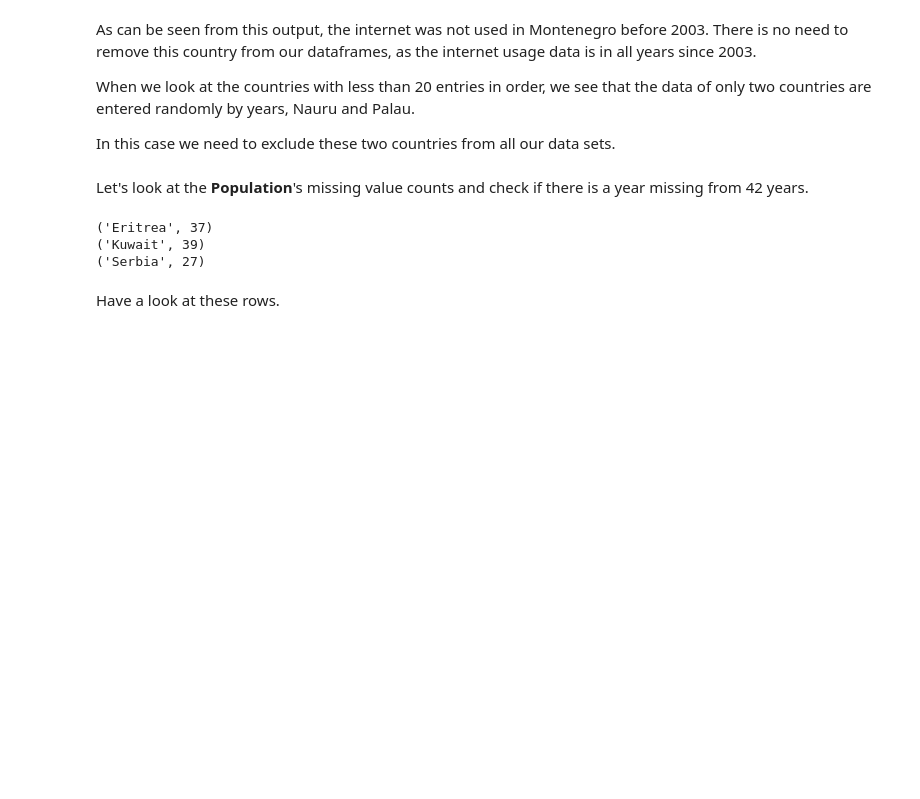
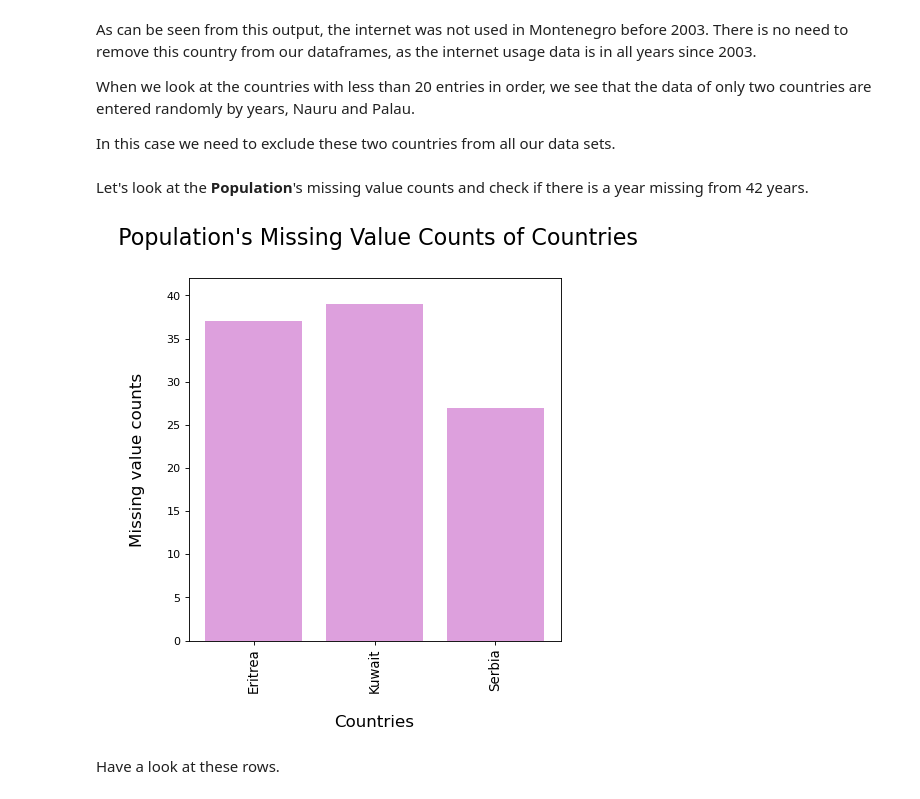
Before and after one commit to Gizem-kaya/Relationship-Between-Obesity-and-Internet-Use, a Jupyter notebook: 2_The Relationship Between Obesity and Internet Use_EN.ipynb, the cells around one changed output. Saved outputs shown, nothing was run; the diff lists cells and outputs as text; code cells hidden in the pictures; blank space fills up the shorter version.

```diff
--- a/2_The Relationship Between Obesity and Internet Use_EN.ipynb
+++ b/2_The Relationship Between Obesity and Internet Use_EN.ipynb
@@ -374,22 +394,46 @@ for dataframe in dataframes:
     dataframe.drop('Palau', axis = 0, inplace = True)
 # %% [markdown]
 Let's look at the **Population**'s missing value counts and check if there is a year missing from 42 years.
-# %%
-there_is_missing_value = False
-row_names = []
-
-for index, row in Population.iterrows():
-    if row.count() < 42:
-        there_is_missing_value = True
-        row_names.append(row.name)
-        print(row.name, row.count())
-
-if there_is_missing_value == False:
-    print('There is no missing value!')
-# %% [output]
-('Eritrea', 37)
-('Kuwait', 39)
-('Serbia', 27)
+# %%
+there_is_missing_value = False
+row_names = []
+
+countries_dict = {}
+
+for index, row in Population.iterrows():
+
+    if row.count() < 42:
+
+        there_is_missing_value = True
+
+        row_names.append(row.name)
+        countries_dict[row.name] = row.count()
+
+        #print(row.name , row.count())
+
+
+if there_is_missing_value == False:
+
+    print('There is no missing value!')
+
+else :
+
+    lists = sorted(countries_dict.items())
+    x, y = zip(*lists)    # unpack a list of pairs into two tuples
+
+    fig = plt.figure(figsize=(6, 6), dpi= 80, facecolor='w', edgecolor='k')
+
+    plt.bar(row_names,  y, color = "plum")
+    plt.title('  Population\'s Missing Value Counts of Countries \n',fontsize=20)
+    plt.xlabel('\nCountries',fontsize=15)
+    plt.ylabel('Missing value counts\n',fontsize=15)
+
+    plt.ylim(0,42)
+    plt.xticks(rotation=90, fontsize=12)
+    plt.yticks(fontsize=10)
+    plt.show()
+# %% [output]
+[figure, added]
 # %% [markdown]
 Have a look at these rows.
 # %%
```
Also changed, not shown: parts of 47 cells of this notebook.
